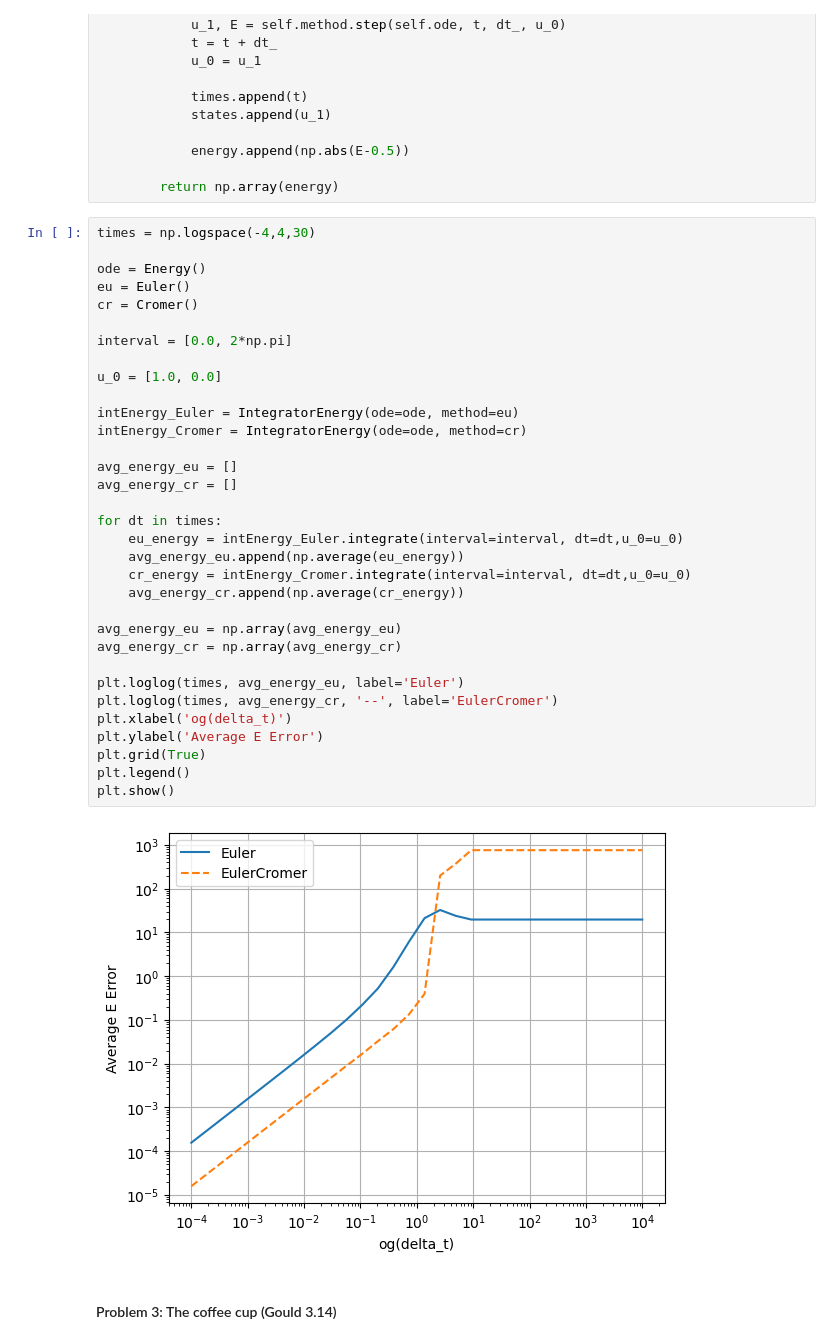
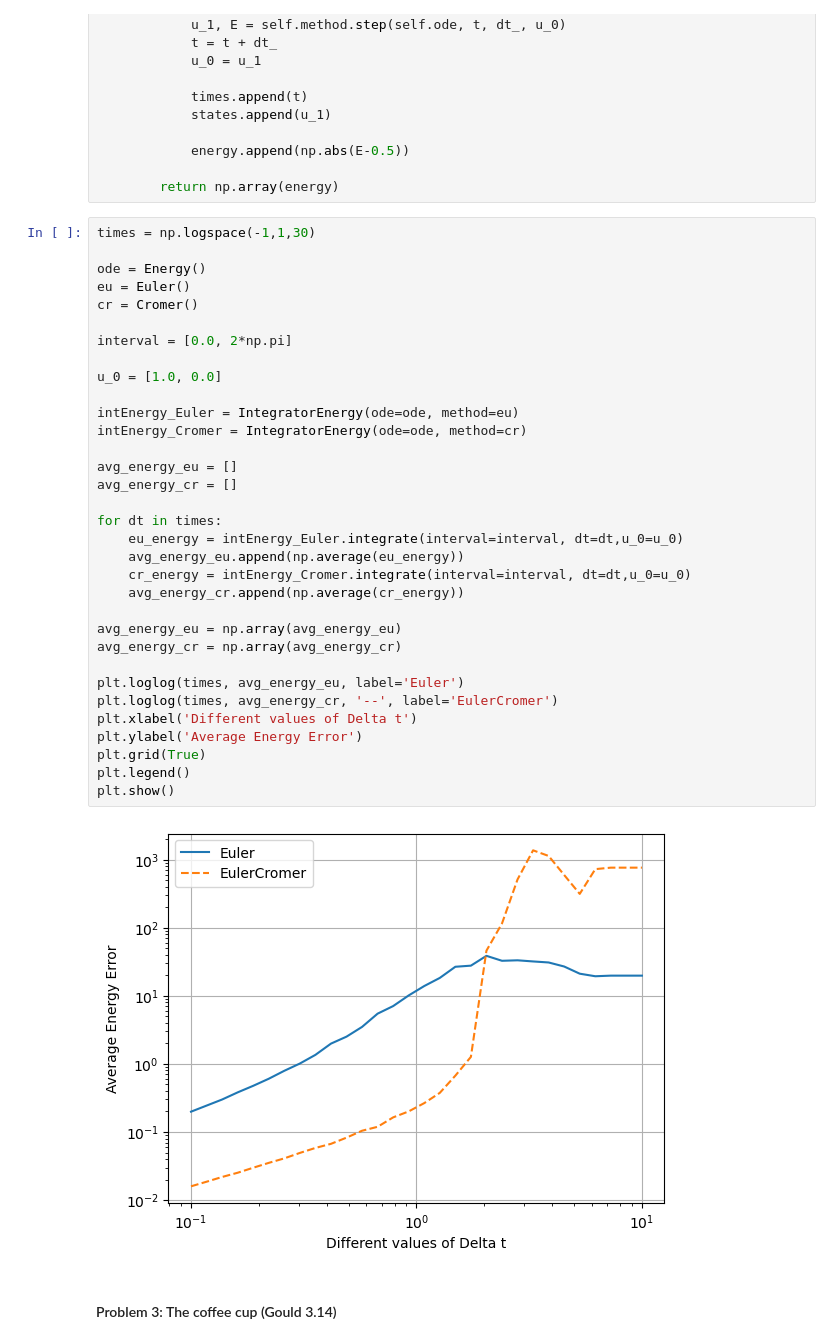
Before and after one commit to jaycebeck/Simulations, a Jupyter notebook: Homework1-JayceH.ipynb, the cells around one changed output. Cells and saved outputs as stored; diff of their text form.

```diff
--- a/Homework1-JayceH.ipynb
+++ b/Homework1-JayceH.ipynb
@@ -297,40 +297,40 @@ class IntegratorEnergy:
 
         return np.array(energy)
 # %%
-times = np.logspace(-4,4,30)
+times = np.logspace(-1,1,30)
 
 ode = Energy()
 eu = Euler()
 cr = Cromer()
 
 interval = [0.0, 2*np.pi]
 
 u_0 = [1.0, 0.0]
 
 intEnergy_Euler = IntegratorEnergy(ode=ode, method=eu)
 intEnergy_Cromer = IntegratorEnergy(ode=ode, method=cr)
 
 avg_energy_eu = []
 avg_energy_cr = []
 
 for dt in times:
     eu_energy = intEnergy_Euler.integrate(interval=interval, dt=dt,u_0=u_0)
     avg_energy_eu.append(np.average(eu_energy))
     cr_energy = intEnergy_Cromer.integrate(interval=interval, dt=dt,u_0=u_0)
     avg_energy_cr.append(np.average(cr_energy))
 
 avg_energy_eu = np.array(avg_energy_eu)
 avg_energy_cr = np.array(avg_energy_cr)
 
 plt.loglog(times, avg_energy_eu, label='Euler')
 plt.loglog(times, avg_energy_cr, '--', label='EulerCromer')
-plt.xlabel('og(delta_t)')
-plt.ylabel('Average E Error')
+plt.xlabel('Different values of Delta t')
+plt.ylabel('Average Energy Error')
 plt.grid(True)
 plt.legend()
 plt.show()
 # %% [output]
-[figure, old version]
+[figure, new version]
 # %% [markdown]
 #### Problem 3: The coffee cup (Gould 3.14)
 # %% [markdown]
```
Also changed, not shown: parts of 5 cells of this notebook, 1 other file.
